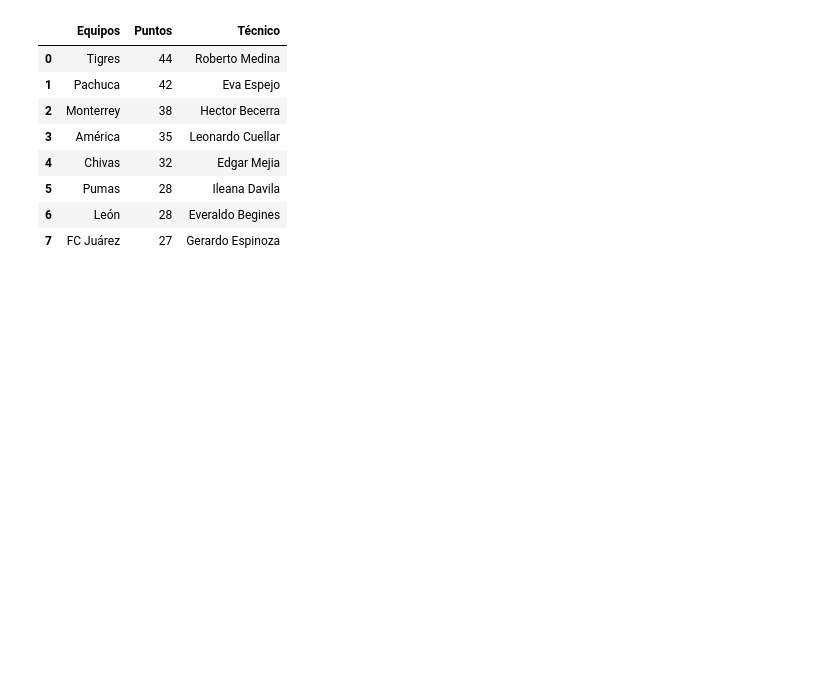
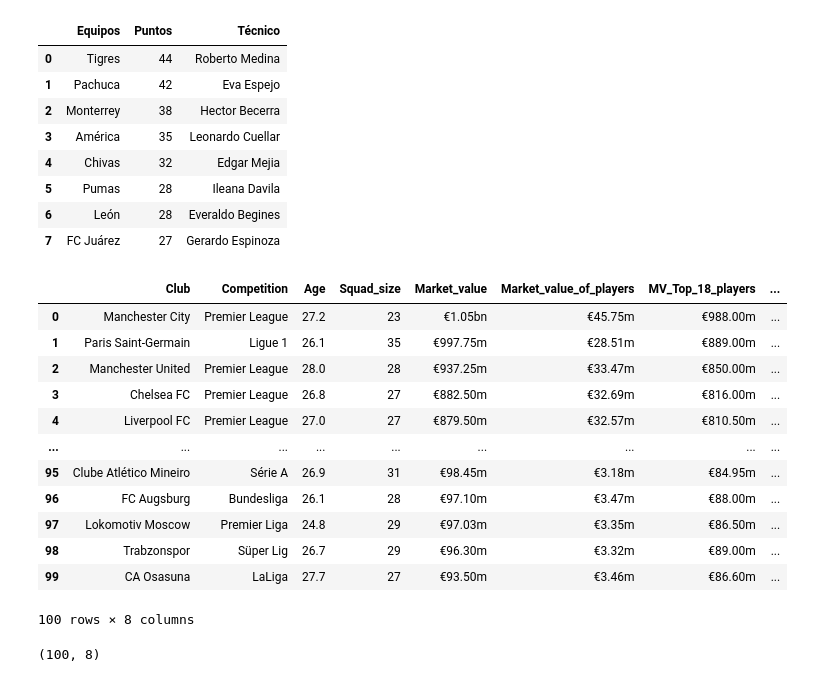
Before and after one commit to Carmodann1311/IA_Calidadypreparacion, a Jupyter notebook: Etl_Liga_femenil.ipynb, the cells around one changed output. Drawn from its saved outputs; the diff is of its cells as text; code cells hidden in the pictures; blank space fills up the shorter version.

```diff
--- a/Etl_Liga_femenil.ipynb
+++ b/Etl_Liga_femenil.ipynb
@@ -190,3 +190,25 @@ df.loc[:]
 | 7 | FC Juárez | 27 | Gerardo Espinoza |
 # %%
 df.to_csv('tabla_femenil_13.csv', index=False)
+# %%
+import pandas as pd
+df = pd.read_csv("/content/most_valuable_teams (1).csv")
+df.loc[:]
+# %% [output]
+|  | Club | Competition | Age | Squad_size | Market_value | Market_value_of_players | MV_Top_18_players | ... |
+| 0 | Manchester City | Premier League | 27.2 | 23 | €1.05bn | €45.75m | €988.00m | ... |
+| 1 | Paris Saint-Germain | Ligue 1 | 26.1 | 35 | €997.75m | €28.51m | €889.00m | ... |
+| 2 | Manchester United | Premier League | 28.0 | 28 | €937.25m | €33.47m | €850.00m | ... |
+| 3 | Chelsea FC | Premier League | 26.8 | 27 | €882.50m | €32.69m | €816.00m | ... |
+| 4 | Liverpool FC | Premier League | 27.0 | 27 | €879.50m | €32.57m | €810.50m | ... |
+| ... | ... | ... | ... | ... | ... | ... | ... | ... |
+| 95 | Clube Atlético Mineiro | Série A | 26.9 | 31 | €98.45m | €3.18m | €84.95m | ... |
+| 96 | FC Augsburg | Bundesliga | 26.1 | 28 | €97.10m | €3.47m | €88.00m | ... |
+| 97 | Lokomotiv Moscow | Premier Liga | 24.8 | 29 | €97.03m | €3.35m | €86.50m | ... |
+| 98 | Trabzonspor | Süper Lig | 26.7 | 29 | €96.30m | €3.32m | €89.00m | ... |
+| 99 | CA Osasuna | LaLiga | 27.7 | 27 | €93.50m | €3.46m | €86.60m | ... |
+100 rows × 8 columns
+# %%
+df.shape
+# %% [output]
+(100, 8)
```
